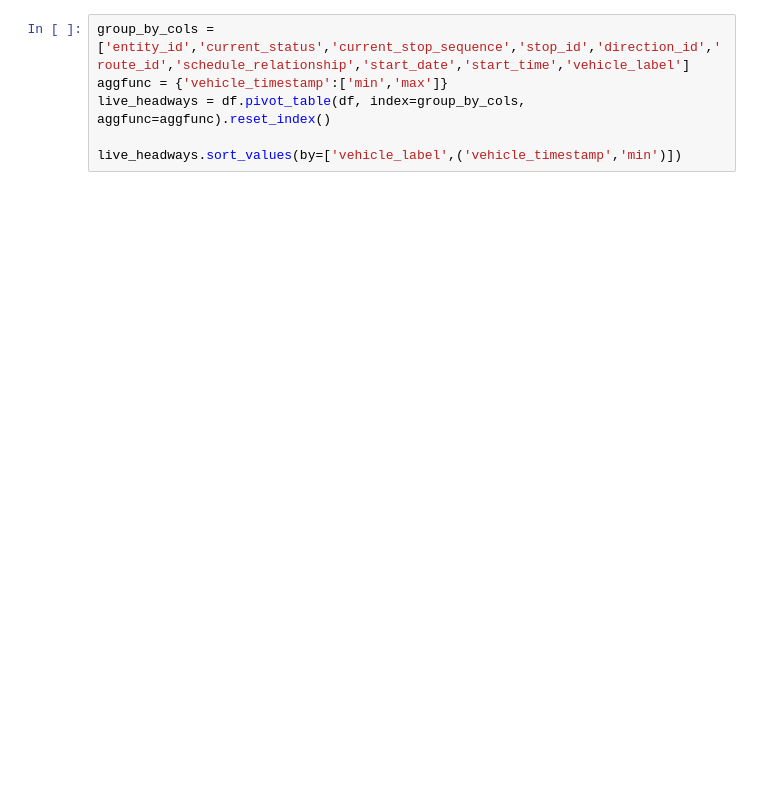
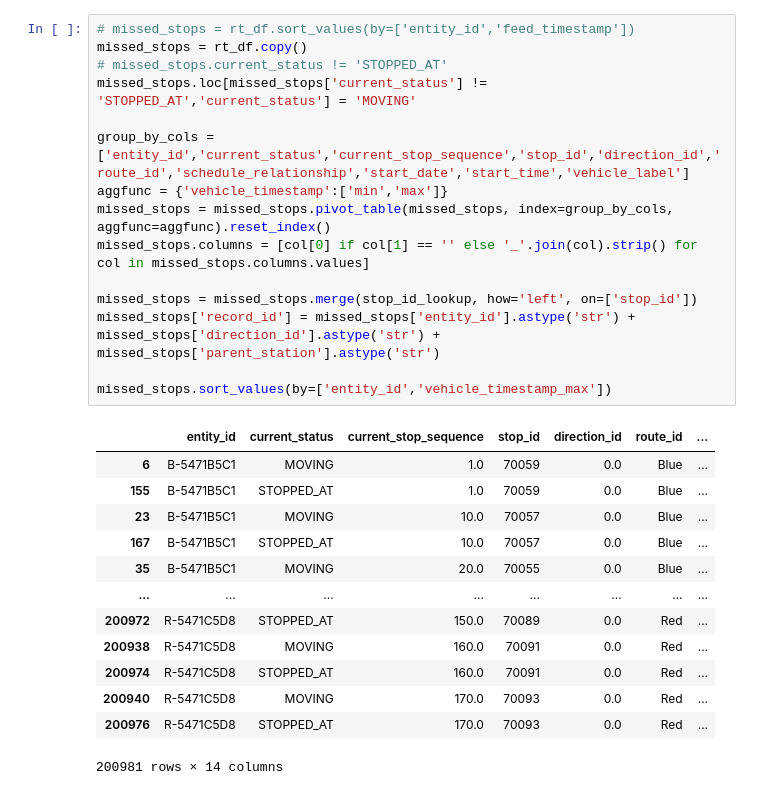
Before and after one commit to paulswartz/lamp, a Jupyter notebook: notebook/gtfs_rt.ipynb, the cells around one changed output. Drawn from its saved outputs; the diff is of its cells as text; blank space fills up the shorter version.

```diff
--- a/notebook/gtfs_rt.ipynb
+++ b/notebook/gtfs_rt.ipynb
@@ -133,6 +245,29 @@ df
-# %%
-group_by_cols = ['entity_id','current_status','current_stop_sequence','stop_id','direction_id','route_id','schedule_relationship','start_date','start_time','vehicle_label']
-aggfunc = {'vehicle_timestamp':['min','max']}
-live_headways = df.pivot_table(df, index=group_by_cols, aggfunc=aggfunc).reset_index()
-
-live_headways.sort_values(by=['vehicle_label',('vehicle_timestamp','min')])
+# %%
+# missed_stops = rt_df.sort_values(by=['entity_id','feed_timestamp'])
+missed_stops = rt_df.copy()
+# missed_stops.current_status != 'STOPPED_AT'
+missed_stops.loc[missed_stops['current_status'] != 'STOPPED_AT','current_status'] = 'MOVING'
+
+group_by_cols = ['entity_id','current_status','current_stop_sequence','stop_id','direction_id','route_id','schedule_relationship','start_date','start_time','vehicle_label']
+aggfunc = {'vehicle_timestamp':['min','max']}
+missed_stops = missed_stops.pivot_table(missed_stops, index=group_by_cols, aggfunc=aggfunc).reset_index()
+missed_stops.columns = [col[0] if col[1] == '' else '_'.join(col).strip() for col in missed_stops.columns.values]
+
+missed_stops = missed_stops.merge(stop_id_lookup, how='left', on=['stop_id'])
+missed_stops['record_id'] = missed_stops['entity_id'].astype('str') + missed_stops['direction_id'].astype('str') + missed_stops['parent_station'].astype('str')
+
+missed_stops.sort_values(by=['entity_id','vehicle_timestamp_max'])
+# %% [output]
+|  | entity_id | current_status | current_stop_sequence | stop_id | direction_id | route_id | ... |
+| 6 | B-5471B5C1 | MOVING | 1.0 | 70059 | 0.0 | Blue | ... |
+| 155 | B-5471B5C1 | STOPPED_AT | 1.0 | 70059 | 0.0 | Blue | ... |
+| 23 | B-5471B5C1 | MOVING | 10.0 | 70057 | 0.0 | Blue | ... |
+| 167 | B-5471B5C1 | STOPPED_AT | 10.0 | 70057 | 0.0 | Blue | ... |
+| 35 | B-5471B5C1 | MOVING | 20.0 | 70055 | 0.0 | Blue | ... |
+| ... | ... | ... | ... | ... | ... | ... | ... |
+| 200972 | R-5471C5D8 | STOPPED_AT | 150.0 | 70089 | 0.0 | Red | ... |
+| 200938 | R-5471C5D8 | MOVING | 160.0 | 70091 | 0.0 | Red | ... |
+| 200974 | R-5471C5D8 | STOPPED_AT | 160.0 | 70091 | 0.0 | Red | ... |
+| 200940 | R-5471C5D8 | MOVING | 170.0 | 70093 | 0.0 | Red | ... |
+| 200976 | R-5471C5D8 | STOPPED_AT | 170.0 | 70093 | 0.0 | Red | ... |
+200981 rows × 14 columns
```
Also changed, not shown: parts of 12 cells of this notebook.
